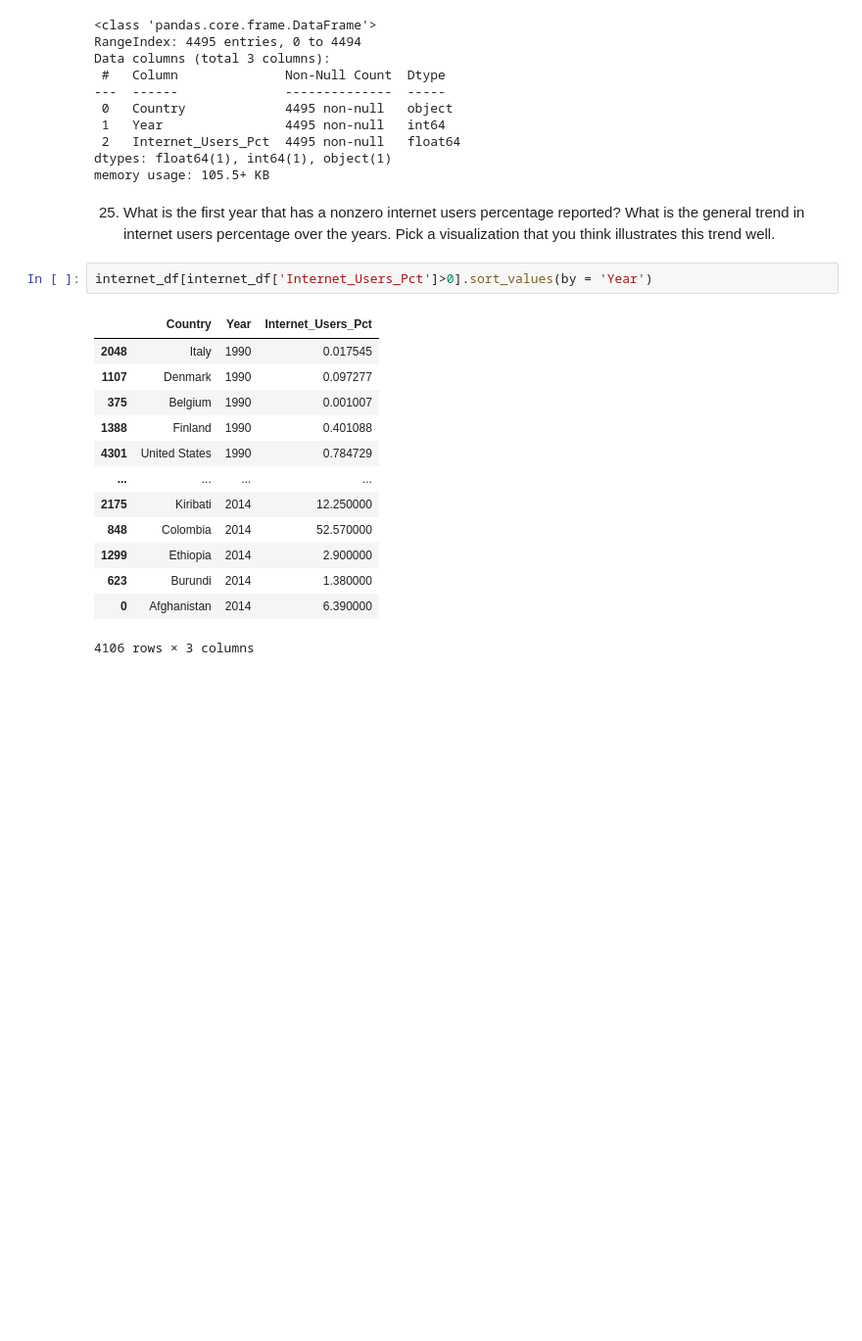
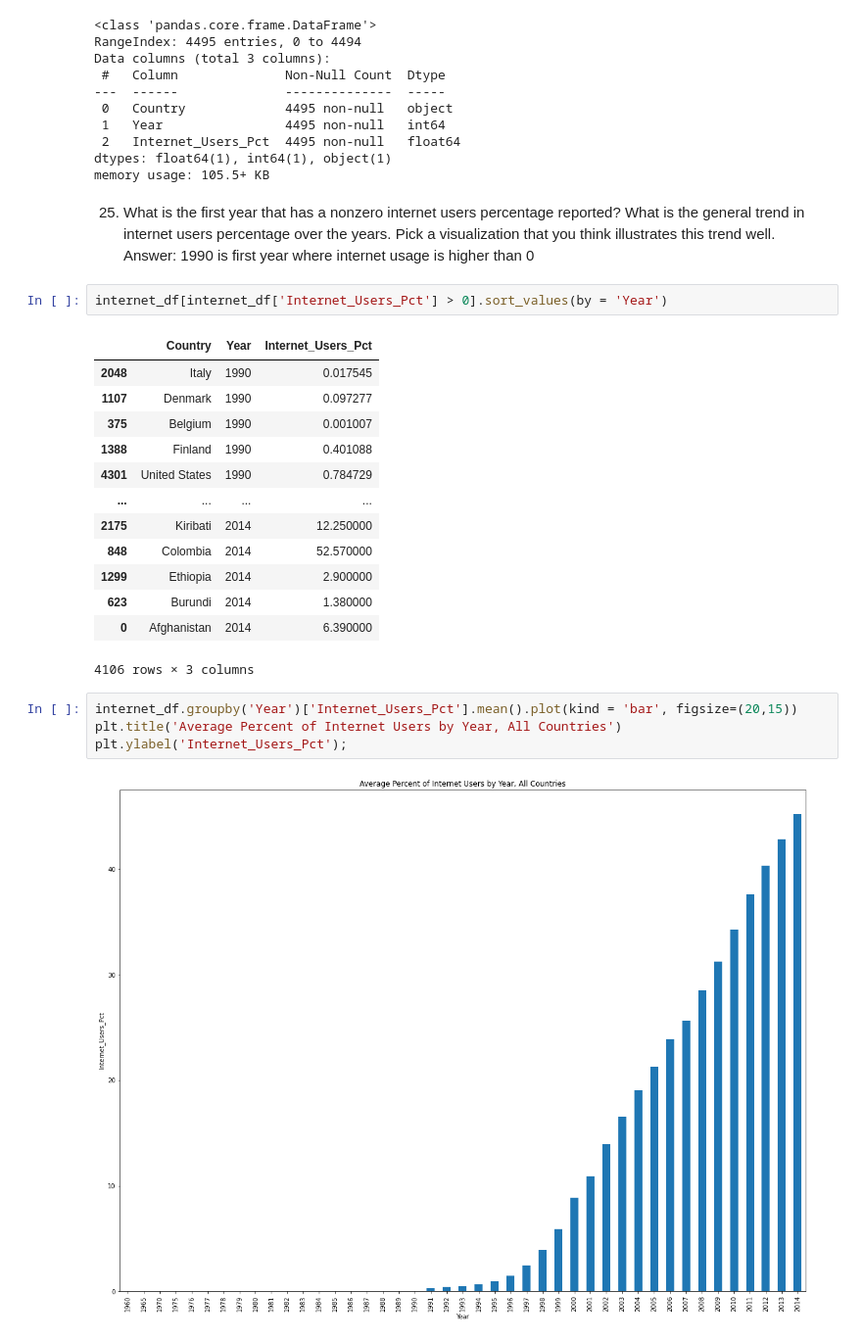
Before and after one commit to nss-data-science-cohort-4/dq1-undata-dailyp, a Jupyter notebook: notebooks/UN_data_exploration.ipynb, the cells around one changed output. Shown: that part at 98% size. Saved outputs shown, nothing was run; the diff lists cells and outputs as text; blank space fills up the shorter version.

```diff
--- a/notebooks/UN_data_exploration.ipynb
+++ b/notebooks/UN_data_exploration.ipynb
@@ -336,8 +551,9 @@ dtypes: float64(1), int64(1), object(1)
 memory usage: 105.5+ KB
 # %% [markdown]
 25. What is the first year that has a nonzero internet users percentage reported? What is the general trend in internet users percentage over the years. Pick a visualization that you think illustrates this trend well.
+Answer: 1990 is first year where internet usage is higher than 0
 # %%
-internet_df[internet_df['Internet_Users_Pct']>0].sort_values(by = 'Year')
+internet_df[internet_df['Internet_Users_Pct'] > 0].sort_values(by = 'Year')
 # %% [output]
 |  | Country | Year | Internet_Users_Pct |
 | 2048 | Italy | 1990 | 0.017545 |
@@ -352,3 +568,9 @@ internet_df[internet_df['Internet_Users_Pct']>0].sort_values(by = 'Year')
 | 623 | Burundi | 2014 | 1.380000 |
 | 0 | Afghanistan | 2014 | 6.390000 |
 4106 rows × 3 columns
+# %%
+internet_df.groupby('Year')['Internet_Users_Pct'].mean().plot(kind = 'bar', figsize=(20,15))
+plt.title('Average Percent of Internet Users by Year, All Countries')
+plt.ylabel('Internet_Users_Pct');
+# %% [output]
+[figure, added]
```
Also changed, not shown: parts of 53 cells of this notebook.
